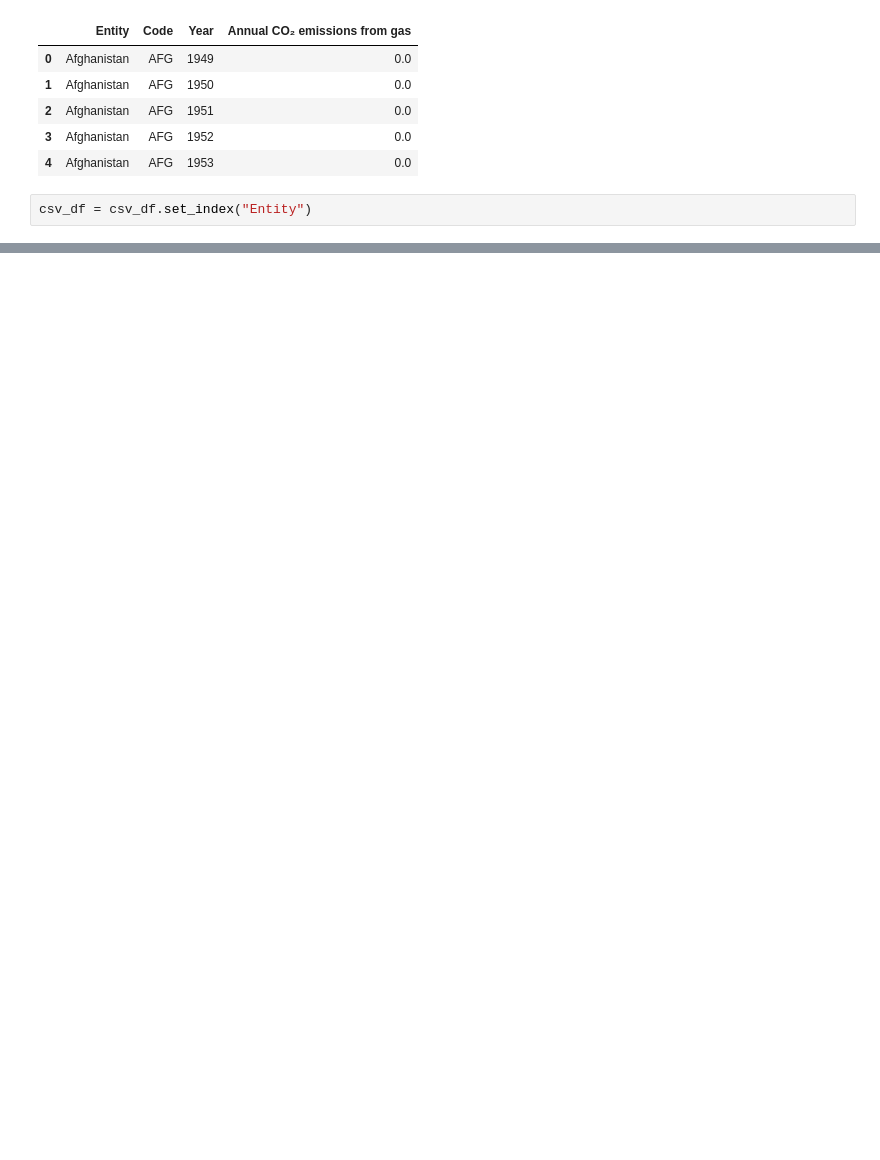
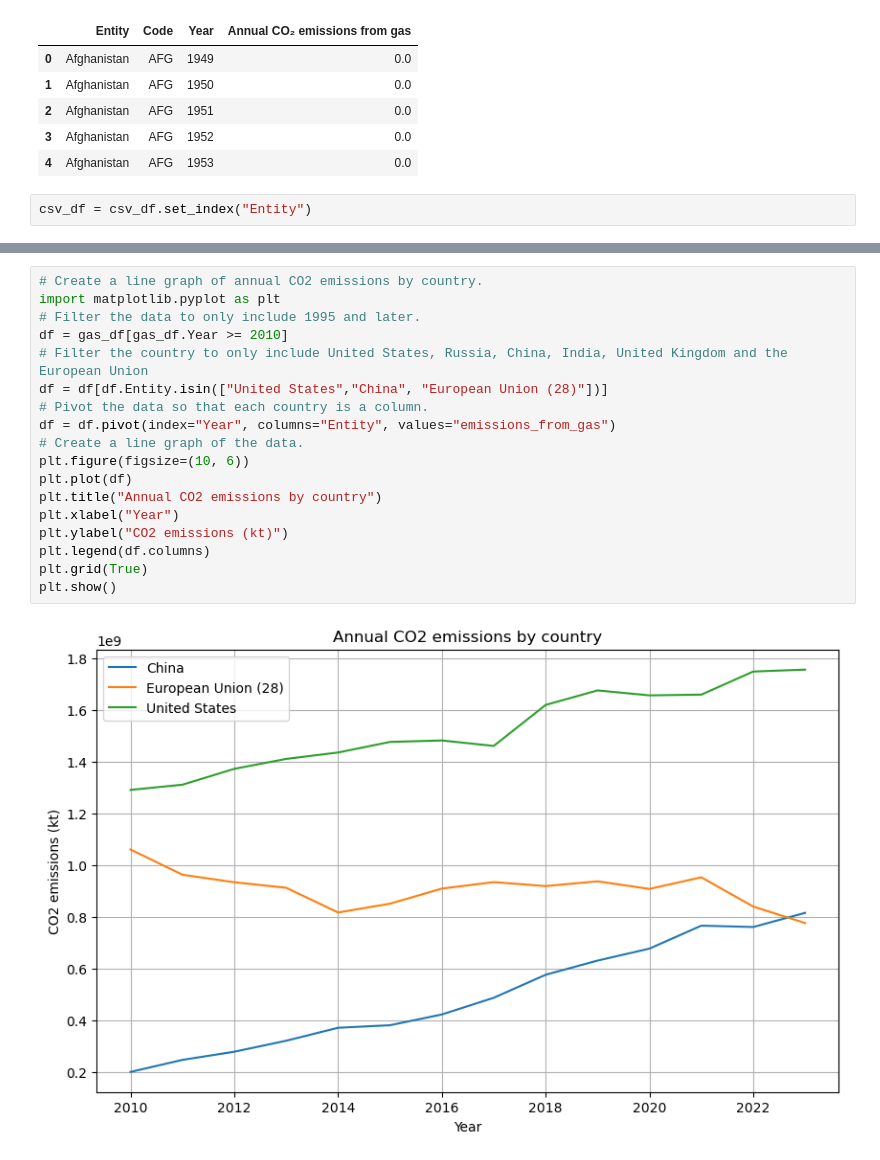
Before and after one commit to j-wright/Project-One, a Jupyter notebook: Emissions.ipynb, the cells around one changed output, grey strips where cells are left out. Saved outputs shown, nothing was run; the diff lists cells and outputs as text; blank space fills up the shorter version.

Commit message:
Emissions graph

```diff
--- a/Emissions.ipynb
+++ b/Emissions.ipynb
@@ -92,0 +47,20 @@ Index(['Code', 'Year', 'Annual CO₂ emissions from gas'], dtype='object')
+# %%
+# Create a line graph of annual CO2 emissions by country.
+import matplotlib.pyplot as plt
+# Filter the data to only include 1995 and later.
+df = gas_df[gas_df.Year >= 2010]
+# Filter the country to only include United States, Russia, China, India, United Kingdom and the European Union
+df = df[df.Entity.isin(["United States","China", "European Union (28)"])]
+# Pivot the data so that each country is a column.
+df = df.pivot(index="Year", columns="Entity", values="emissions_from_gas")
+# Create a line graph of the data.
+plt.figure(figsize=(10, 6))
+plt.plot(df)
+plt.title("Annual CO2 emissions by country")
+plt.xlabel("Year")
+plt.ylabel("CO2 emissions (kt)")
+plt.legend(df.columns)
+plt.grid(True)
+plt.show()
+# %% [output]
+[figure, added]
```
Also changed, not shown: parts of 9 cells of this notebook.
